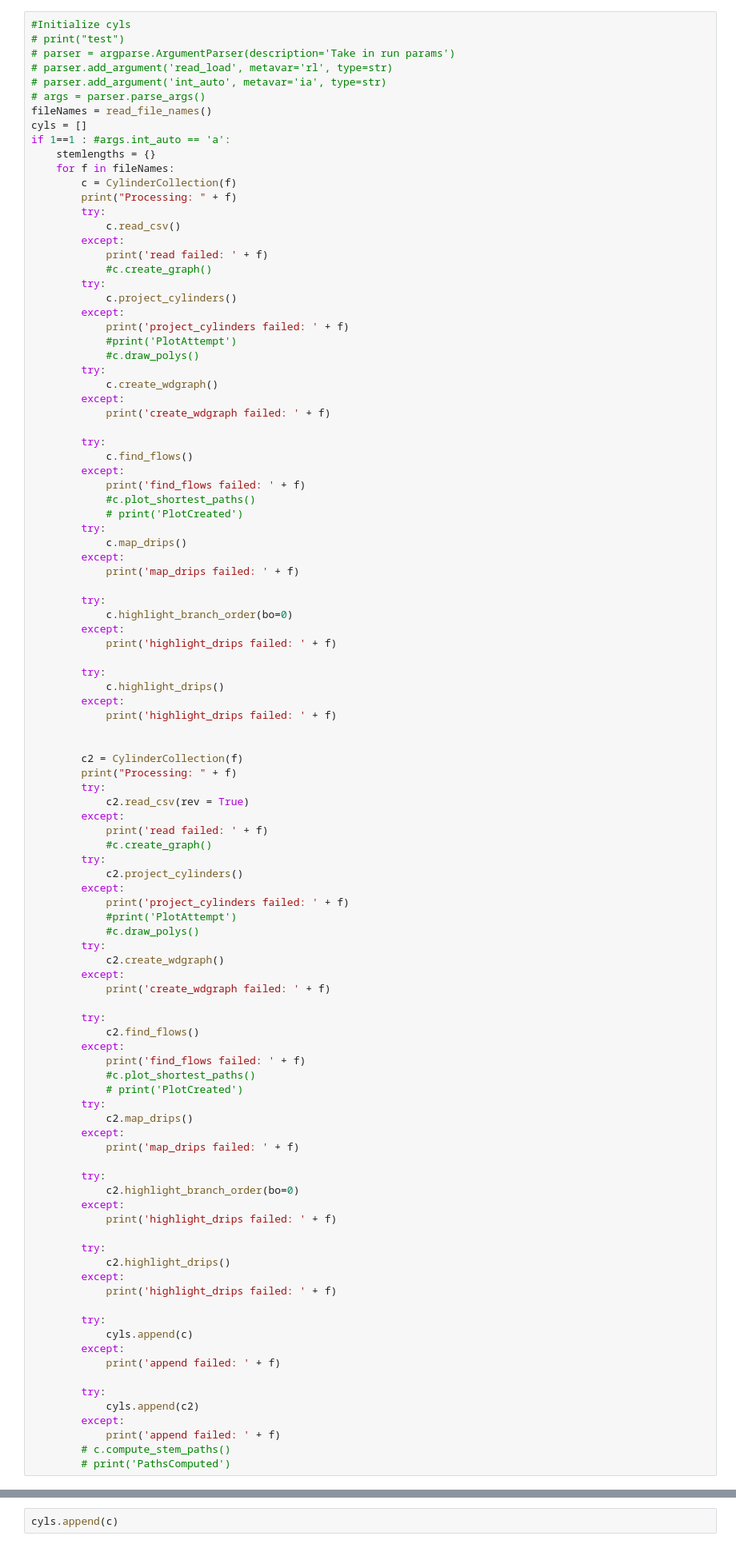
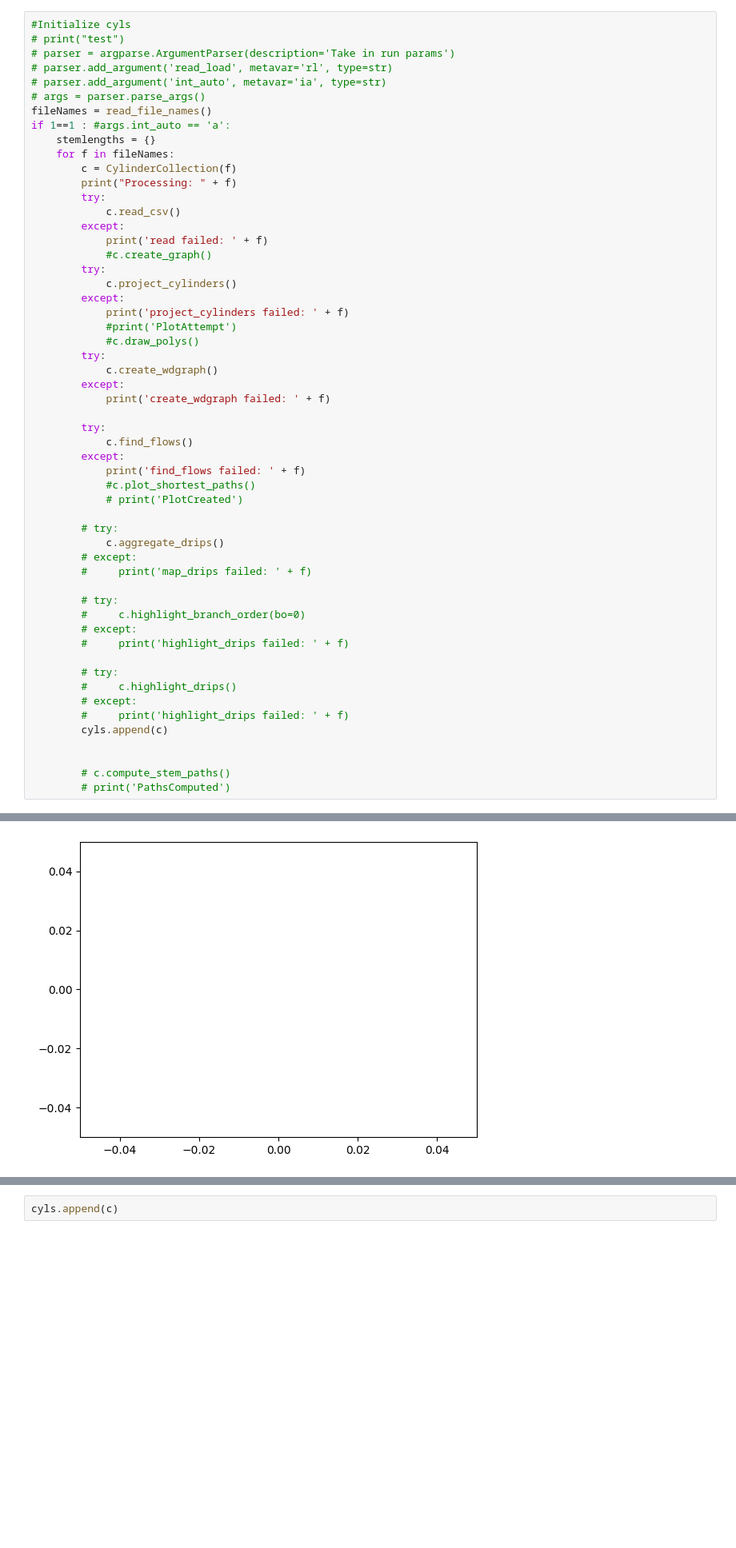
Before and after one commit to wischmcj/cylinders, a Jupyter notebook: cylinders/cli.ipynb, the cells around one changed output, grey strips where cells are left out. Shown at 80% size. Drawn from its saved outputs; the diff is of its cells as text; blank space fills up the shorter version.

```diff
--- a/cylinders/cli.ipynb
+++ b/cylinders/cli.ipynb
@@ -1079,7 +1649,6 @@ class CylinderCollection:
 # parser.add_argument('int_auto', metavar='ia', type=str)
 # args = parser.parse_args()
 fileNames = read_file_names()
-cyls = []
 if 1==1 : #args.int_auto == 'a':
     stemlengths = {}
     for f in fileNames:
@@ -1107,69 +1676,24 @@ if 1==1 : #args.int_auto == 'a':
             print('find_flows failed: ' + f)
             #c.plot_shortest_paths()
             # print('PlotCreated')
-        try:
-            c.map_drips()
-        except:
-            print('map_drips failed: ' + f)
 
-        try:
-            c.highlight_branch_order(bo=0)
-        except:
-            print('highlight_drips failed: ' + f)
+        # try:
+            c.aggregate_drips()
+        # except:
+        #     print('map_drips failed: ' + f)
 
-        try:
-            c.highlight_drips()
-        except:
-            print('highlight_drips failed: ' + f)
+        # try:
+        #     c.highlight_branch_order(bo=0)
+        # except:
+        #     print('highlight_drips failed: ' + f)
+
+        # try:
+        #     c.highlight_drips()
+        # except:
+        #     print('highlight_drips failed: ' + f)
+        cyls.append(c)
 
 
-        c2 = CylinderCollection(f)
-        print("Processing: " + f)
-        try:
-            c2.read_csv(rev = True)
-        except:
-            print('read failed: ' + f)
-            #c.create_graph()
-        try:
-            c2.project_cylinders()
-        except:
-            print('project_cylinders failed: ' + f)
-            #print('PlotAttempt')
-            #c.draw_polys()
-        try:
-            c2.create_wdgraph()
-        except:
-            print('create_wdgraph failed: ' + f)
-
-        try:
-            c2.find_flows()
-        except:
-            print('find_flows failed: ' + f)
-            #c.plot_shortest_paths()
-            # print('PlotCreated')
-        try:
-            c2.map_drips()
-        except:
-            print('map_drips failed: ' + f)
-
-        try:
-            c2.highlight_branch_order(bo=0)
-        except:
-            print('highlight_drips failed: ' + f)
-
-        try:
-            c2.highlight_drips()
-        except:
-            print('highlight_drips failed: ' + f)
-
-        try:
-            cyls.append(c)
-        except:
-            print('append failed: ' + f)
-
-        try:
-            cyls.append(c2)
-        except:
-            print('append failed: ' + f)
         # c.compute_stem_paths()
         # print('PathsComputed')
+# %% [output]
@@ -1176,2 +1717,3 @@ if 1==1 : #args.int_auto == 'a':
+[figure, added]
 # %%
 # cyls create by file
```
Also changed, not shown: parts of 13 cells of this notebook.
